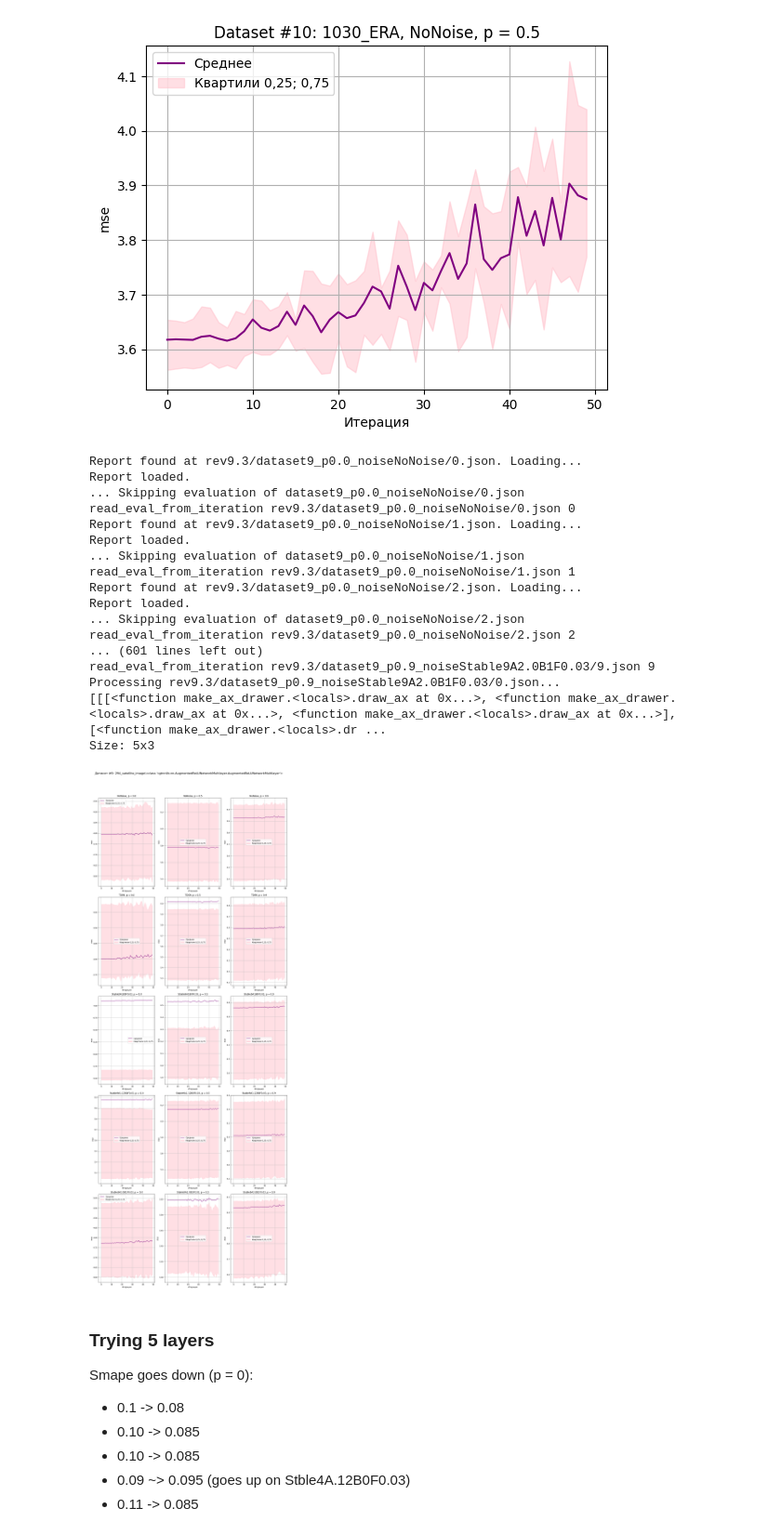
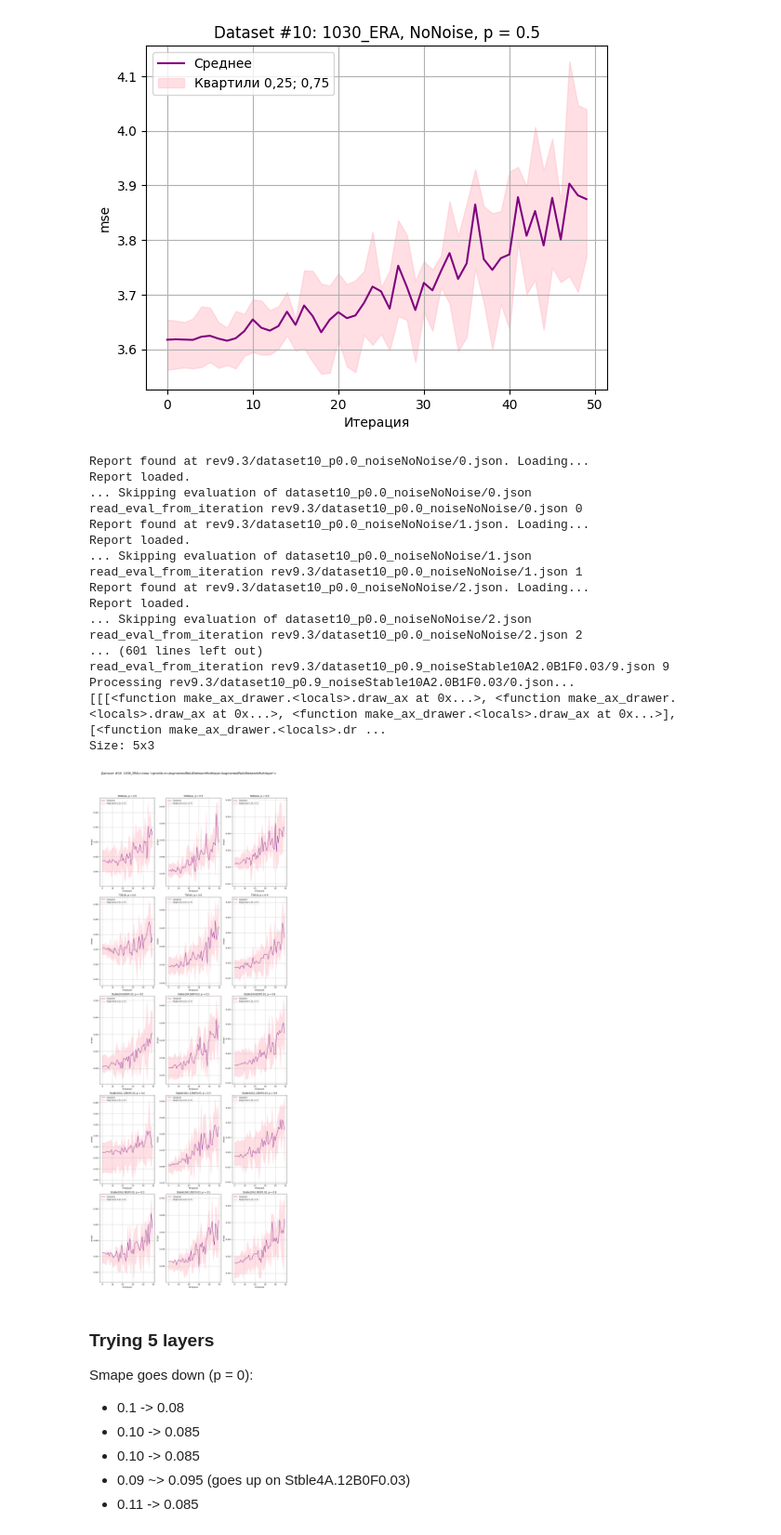
Before and after one commit to LISA-ITMO/CGT4NN, a Jupyter notebook: cgt-nn-rev9.ipynb, the cells around one changed output. Shown at 93% size. Saved outputs shown, nothing was run; the diff lists cells and outputs as text; code cells hidden in the pictures.

```diff
--- a/cgt-nn-rev9.ipynb
+++ b/cgt-nn-rev9.ipynb
@@ -151,7 +151,7 @@ hidden_layers_count = 5
 inner_layer_size = 150
 "Число нейронов в скрытых слоях"
 
-datasets = [ds.datasets[8], ds.datasets[9]]
+datasets = [ds.datasets[9]]
 "Наборы данных, на которых проводить эксперимент"
 
 #output_dir = 'rev9' #3 layers
@@ -434,24 +431,24 @@ def make_ax_drawer(
 
     return draw_ax
 # %%
-## A single evaluation for quick evaluations
+# ## A single evaluation for quick evaluations
 
-dataset = ds.datasets['1030_ERA']
-noise_generator = no_noise_generator
-p = 0.5
+# dataset = ds.datasets['1030_ERA']
+# noise_generator = no_noise_generator
+# p = 0.5
 
-ax_drawer = make_ax_drawer(
-    dataset=dataset,
-    title=f'Dataset #{dataset.number}: {dataset.name}, {noise_generator.name}, p = {p}',
-    get_report_path=lambda N: report_path(dataset, p,
-                                          noise_generator, N),
-    get_model_path=lambda N: model_path(dataset, p,
-                                        noise_generator, N),
-    p=p,
-    metric='mse',
-)
+# ax_drawer = make_ax_drawer(
+#     dataset=dataset,
+#     title=f'Dataset #{dataset.number}: {dataset.name}, {noise_generator.name}, p = {p}',
+#     get_report_path=lambda N: report_path(dataset, p,
+#                                           noise_generator, N),
+#     get_model_path=lambda N: model_path(dataset, p,
+#                                         noise_generator, N),
+#     p=p,
+#     metric='mse',
+# )
 
-ax_drawer(plt)
+# ax_drawer(plt)
 # %% [output]
 Report found at rev9.3/dataset10_p0.5_noiseNoNoise/0.json. Loading...
 Report loaded.
@@ -473,8 +470,6 @@ Processing rev9.3/dataset10_p0.5_noiseNoNoise/0.json...
 [figure]
 # %%
 ## A plot grid for multiple experiment evaluations
-
-datasets = [ds.datasets['294_satellite_image']]
 
 ax_drawers = [
     [[
@@ -486,50 +481,50 @@ ax_drawers = [
             get_model_path=lambda N: model_path(dataset, p,
                                                 noise_generator, N),
             p=p,
-            metric='mse',
+            metric='smape',
         ))(noise_generator=ng_maker(dataset))
         for p in pp
     ] for ng_maker in ng_makers]
     for dataset in datasets
 ]
 
 print(ax_drawers)
 (nrows, ncols) = (
     len(ax_drawers[0]),
     len(ax_drawers[0][0]),
 )
 
 print(f'Size: {nrows}x{ncols}')
 
 for i, dataset in enumerate(datasets):
     fig, axes = plt.subplots(nrows, ncols, figsize=(15, 40))
 
     for j in range(nrows):
         for k in range(ncols):
             ax_drawers[i][j][k](axes[j, k])
 
     fig.suptitle(f'Датасет #{dataset.number}: {dataset.name}\{model_type}', fontsize=16)
     plt.tight_layout(rect=[0, 0.01, 1, 0.95]) # rect adjusts space for suptitle
     plt.show()
 # %% [output]
-Report found at rev9.3/dataset9_p0.0_noiseNoNoise/0.json. Loading...
+Report found at rev9.3/dataset10_p0.0_noiseNoNoise/0.json. Loading...
 Report loaded.
-... Skipping evaluation of dataset9_p0.0_noiseNoNoise/0.json
-read_eval_from_iteration rev9.3/dataset9_p0.0_noiseNoNoise/0.json 0
-Report found at rev9.3/dataset9_p0.0_noiseNoNoise/1.json. Loading...
+... Skipping evaluation of dataset10_p0.0_noiseNoNoise/0.json
+read_eval_from_iteration rev9.3/dataset10_p0.0_noiseNoNoise/0.json 0
+Report found at rev9.3/dataset10_p0.0_noiseNoNoise/1.json. Loading...
 Report loaded.
-... Skipping evaluation of dataset9_p0.0_noiseNoNoise/1.json
-read_eval_from_iteration rev9.3/dataset9_p0.0_noiseNoNoise/1.json 1
-Report found at rev9.3/dataset9_p0.0_noiseNoNoise/2.json. Loading...
+... Skipping evaluation of dataset10_p0.0_noiseNoNoise/1.json
+read_eval_from_iteration rev9.3/dataset10_p0.0_noiseNoNoise/1.json 1
+Report found at rev9.3/dataset10_p0.0_noiseNoNoise/2.json. Loading...
 Report loaded.
-... Skipping evaluation of dataset9_p0.0_noiseNoNoise/2.json
-read_eval_from_iteration rev9.3/dataset9_p0.0_noiseNoNoise/2.json 2
+... Skipping evaluation of dataset10_p0.0_noiseNoNoise/2.json
+read_eval_from_iteration rev9.3/dataset10_p0.0_noiseNoNoise/2.json 2
 ... (601 lines left out)
-read_eval_from_iteration rev9.3/dataset9_p0.9_noiseStable9A2.0B1F0.03/9.json 9
-Processing rev9.3/dataset9_p0.9_noiseStable9A2.0B1F0.03/0.json...
+read_eval_from_iteration rev9.3/dataset10_p0.9_noiseStable10A2.0B1F0.03/9.json 9
+Processing rev9.3/dataset10_p0.9_noiseStable10A2.0B1F0.03/0.json...
 [[[<function make_ax_drawer.<locals>.draw_ax at 0x...>, <function make_ax_drawer.<locals>.draw_ax at 0x...>, <function make_ax_drawer.<locals>.draw_ax at 0x...>], [<function make_ax_drawer.<locals>.dr ...
 Size: 5x3
-[figure, old version]
+[figure, new version]
 # %% [markdown]
 ### Trying 5 layers
 
```
Also changed, not shown: parts of 3 cells of this notebook, 3 other files.
